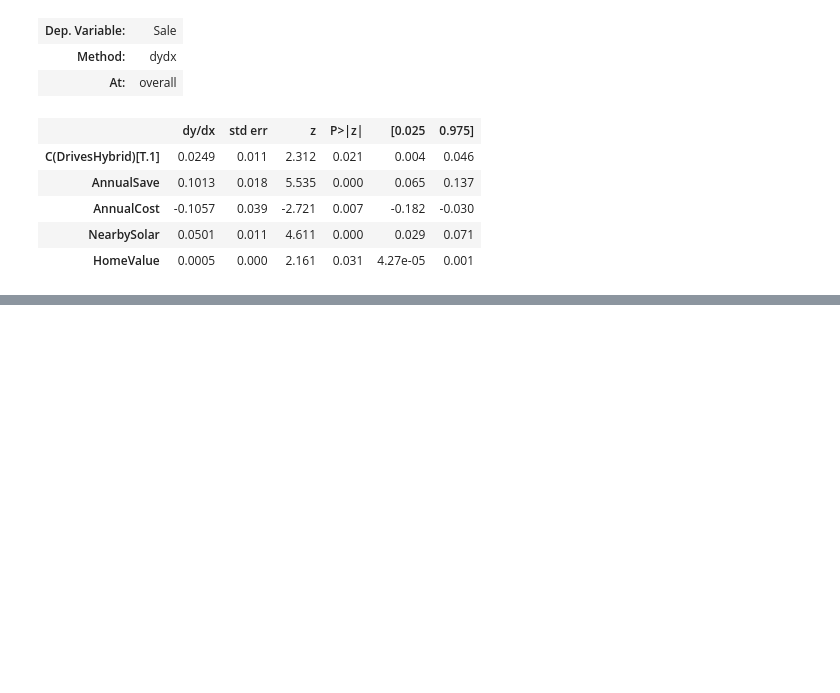
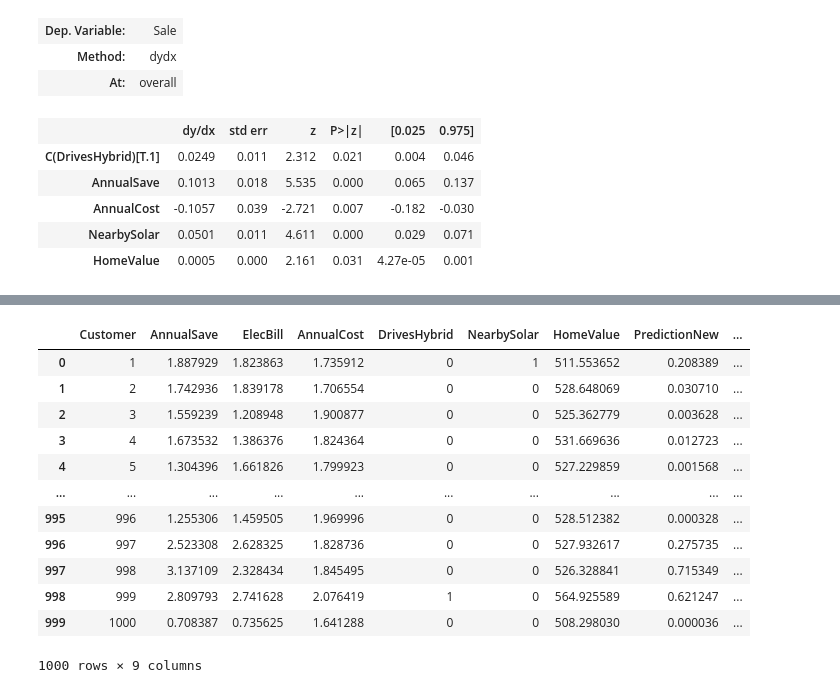
Before and after one commit to dnepple/tprstats-python, a Jupyter notebook: examples/notebooks/binary_choice_models.ipynb, the cells around one changed output, grey strips where cells are left out. Drawn from its saved outputs; the diff is of its cells as text; code cells hidden in the pictures; blank space fills up the shorter version.

Commit message:
feat(probit): Add probit model

```diff
--- a/examples/notebooks/logit.ipynb
+++ b/examples/notebooks/binary_choice_models.ipynb
@@ -121,0 +119,2 @@ solar_logit.predict_and_rank(solar_new)
+# %%
+solar_probit=tprstats.model("probit",formula="Sale~AnnualSave+AnnualCost+C(DrivesHybrid)+NearbySolar+HomeValue",data=solar)
@@ -121,0 +170,16 @@ solar_logit.predict_and_rank(solar_new)
+# %%
+solar_probit.predict_and_rank(solar_new)
+# %% [output]
+|  | Customer | AnnualSave | ElecBill | AnnualCost | DrivesHybrid | NearbySolar | HomeValue | PredictionNew | ... |
+| 0 | 1 | 1.887929 | 1.823863 | 1.735912 | 0 | 1 | 511.553652 | 0.208389 | ... |
+| 1 | 2 | 1.742936 | 1.839178 | 1.706554 | 0 | 0 | 528.648069 | 0.030710 | ... |
+| 2 | 3 | 1.559239 | 1.208948 | 1.900877 | 0 | 0 | 525.362779 | 0.003628 | ... |
+| 3 | 4 | 1.673532 | 1.386376 | 1.824364 | 0 | 0 | 531.669636 | 0.012723 | ... |
+| 4 | 5 | 1.304396 | 1.661826 | 1.799923 | 0 | 0 | 527.229859 | 0.001568 | ... |
+| ... | ... | ... | ... | ... | ... | ... | ... | ... | ... |
+| 995 | 996 | 1.255306 | 1.459505 | 1.969996 | 0 | 0 | 528.512382 | 0.000328 | ... |
+| 996 | 997 | 2.523308 | 2.628325 | 1.828736 | 0 | 0 | 527.932617 | 0.275735 | ... |
+| 997 | 998 | 3.137109 | 2.328434 | 1.845495 | 0 | 0 | 526.328841 | 0.715349 | ... |
+| 998 | 999 | 2.809793 | 2.741628 | 2.076419 | 1 | 0 | 564.925589 | 0.621247 | ... |
+| 999 | 1000 | 0.708387 | 0.735625 | 1.641288 | 0 | 0 | 508.298030 | 0.000036 | ... |
+1000 rows × 9 columns
```
Also changed, not shown: parts of 14 cells of this notebook, 1 other file.
